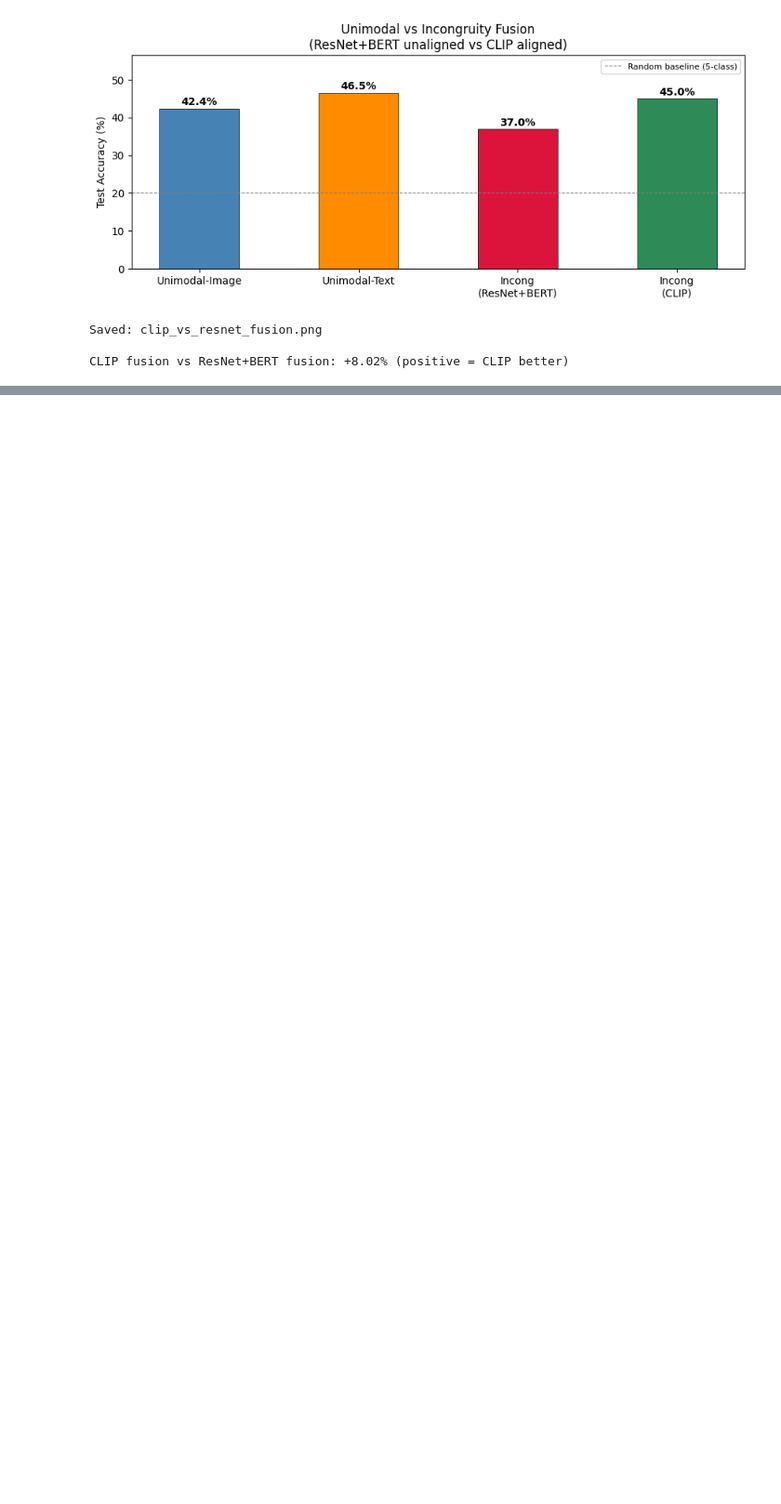
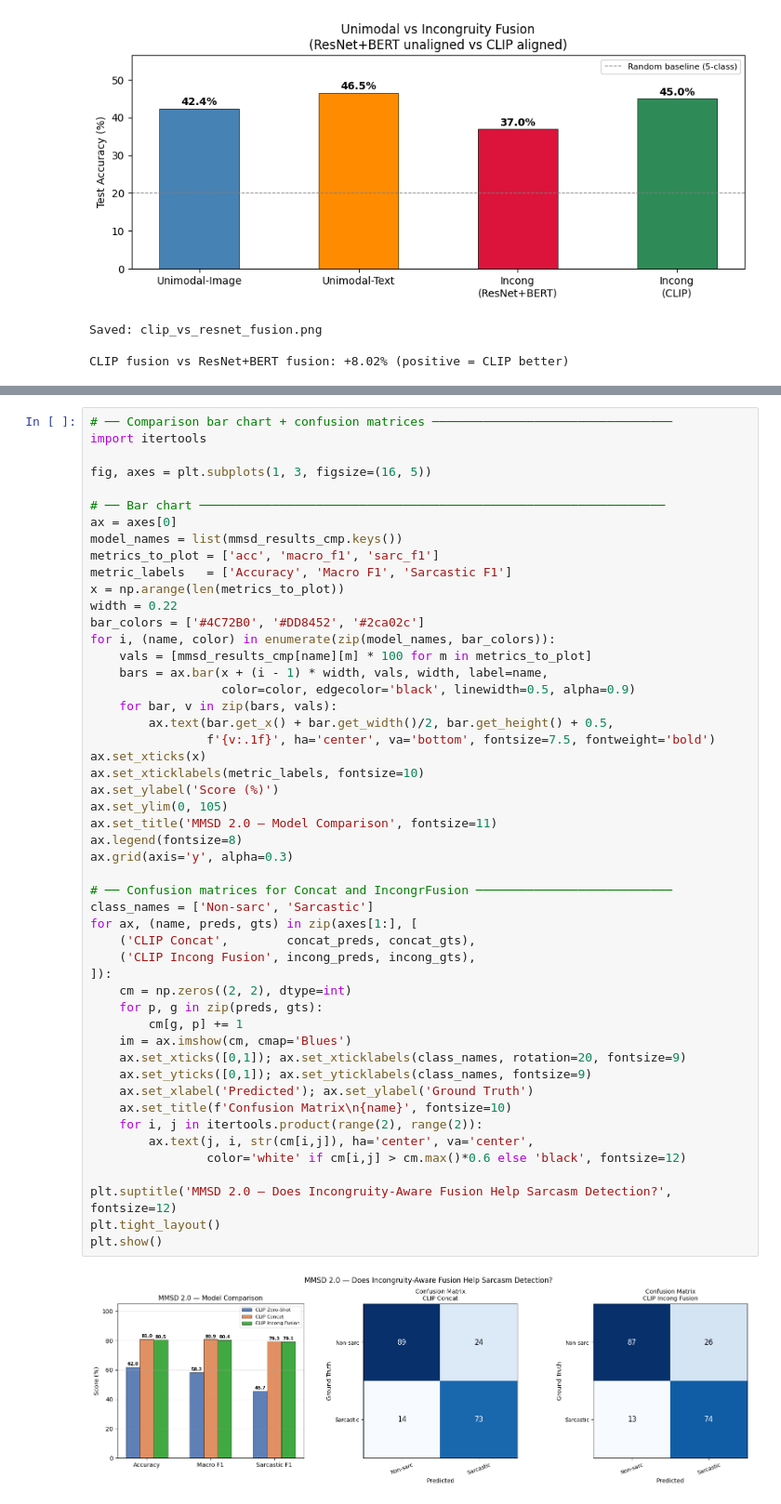
Before and after one commit to Emmmmmmaa/MMAI-MemeSonic, a Jupyter notebook: image-text-fusion/incongruity_aware_fusion.ipynb, the cells around one changed output, grey strips where cells are left out. Shown at 93% size. Drawn from its saved outputs; the diff is of its cells as text; blank space fills up the shorter version.

```diff
--- a/image-text-fusion/incongruity_aware_fusion.ipynb
+++ b/image-text-fusion/incongruity_aware_fusion.ipynb
@@ -1426,0 +2133,52 @@ CLIP fusion vs ResNet+BERT fusion: +8.02% (positive = CLIP better)
+# %%
+# ── Comparison bar chart + confusion matrices ─────────────────────────────────
+import itertools
+
+fig, axes = plt.subplots(1, 3, figsize=(16, 5))
+
+# ── Bar chart ────────────────────────────────────────────────────────────────
+ax = axes[0]
+model_names = list(mmsd_results_cmp.keys())
+metrics_to_plot = ['acc', 'macro_f1', 'sarc_f1']
+metric_labels   = ['Accuracy', 'Macro F1', 'Sarcastic F1']
+x = np.arange(len(metrics_to_plot))
+width = 0.22
+bar_colors = ['#4C72B0', '#DD8452', '#2ca02c']
+for i, (name, color) in enumerate(zip(model_names, bar_colors)):
+    vals = [mmsd_results_cmp[name][m] * 100 for m in metrics_to_plot]
+    bars = ax.bar(x + (i - 1) * width, vals, width, label=name,
+                  color=color, edgecolor='black', linewidth=0.5, alpha=0.9)
+    for bar, v in zip(bars, vals):
+        ax.text(bar.get_x() + bar.get_width()/2, bar.get_height() + 0.5,
+                f'{v:.1f}', ha='center', va='bottom', fontsize=7.5, fontweight='bold')
+ax.set_xticks(x)
+ax.set_xticklabels(metric_labels, fontsize=10)
+ax.set_ylabel('Score (%)')
+ax.set_ylim(0, 105)
+ax.set_title('MMSD 2.0 — Model Comparison', fontsize=11)
+ax.legend(fontsize=8)
+ax.grid(axis='y', alpha=0.3)
+
+# ── Confusion matrices for Concat and IncongrFusion ───────────────────────────
+class_names = ['Non-sarc', 'Sarcastic']
+for ax, (name, preds, gts) in zip(axes[1:], [
+    ('CLIP Concat',        concat_preds, concat_gts),
+    ('CLIP Incong Fusion', incong_preds, incong_gts),
+]):
+    cm = np.zeros((2, 2), dtype=int)
+    for p, g in zip(preds, gts):
+        cm[g, p] += 1
+    im = ax.imshow(cm, cmap='Blues')
+    ax.set_xticks([0,1]); ax.set_xticklabels(class_names, rotation=20, fontsize=9)
+    ax.set_yticks([0,1]); ax.set_yticklabels(class_names, fontsize=9)
+    ax.set_xlabel('Predicted'); ax.set_ylabel('Ground Truth')
+    ax.set_title(f'Confusion Matrix\n{name}', fontsize=10)
+    for i, j in itertools.product(range(2), range(2)):
+        ax.text(j, i, str(cm[i,j]), ha='center', va='center',
+                color='white' if cm[i,j] > cm.max()*0.6 else 'black', fontsize=12)
+
+plt.suptitle('MMSD 2.0 — Does Incongruity-Aware Fusion Help Sarcasm Detection?', fontsize=12)
+plt.tight_layout()
+plt.show()
+# %% [output]
+[figure, added]
```
Also changed, not shown: parts of 16 cells of this notebook, 4 other files.
